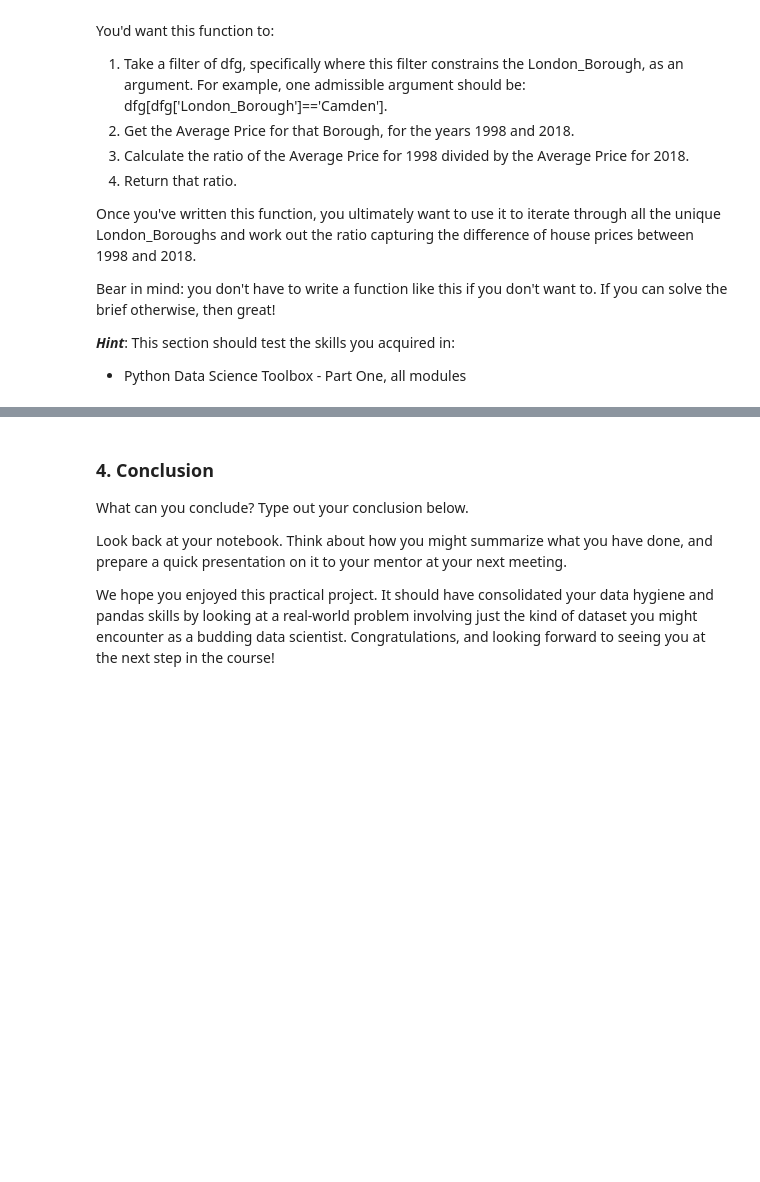
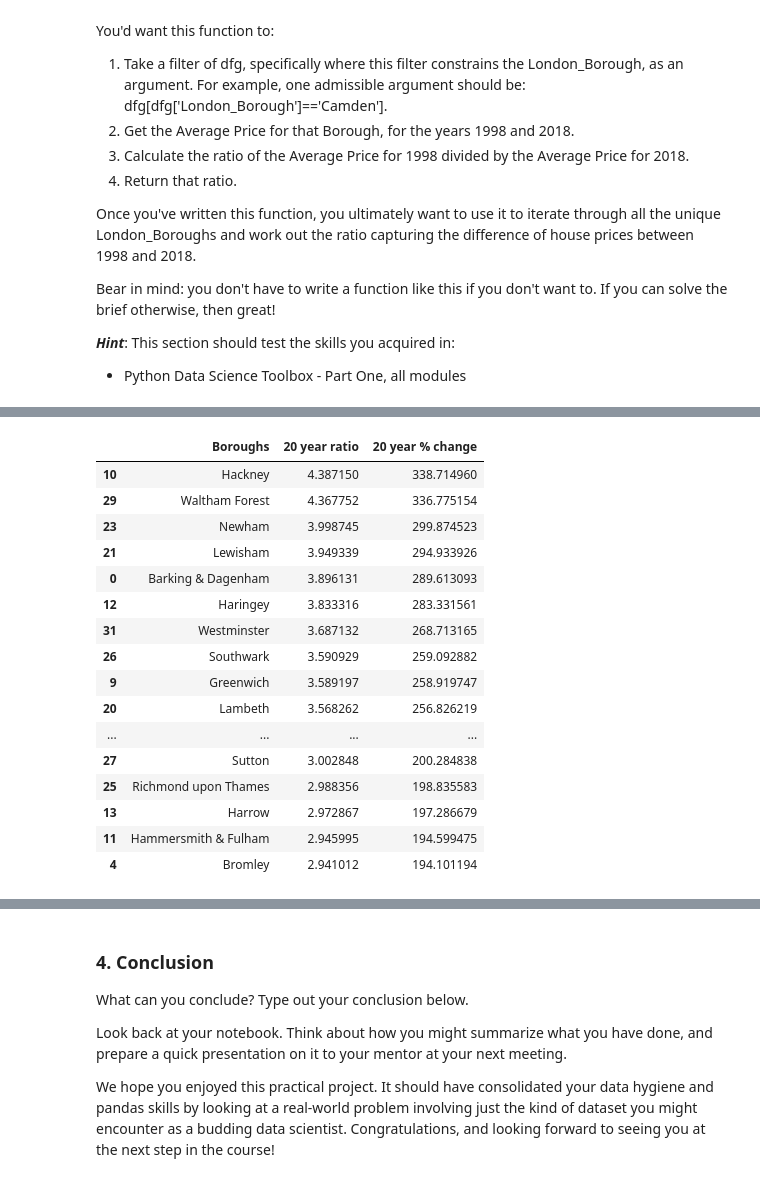
Before and after one commit to asridharan-phl/Springboard, a Jupyter notebook: Unit 4 Challenge - Tier 3 ASridharan.ipynb, the cells around one changed output, grey strips where cells are left out. Saved outputs shown, nothing was run; the diff lists cells and outputs as text; code cells hidden in the pictures; blank space fills up the shorter version.

```diff
--- a/Unit 4 Challenge - Tier 3 ASridharan.ipynb
+++ b/Unit 4 Challenge - Tier 3 ASridharan.ipynb
@@ -396,0 +526,20 @@ Bear in mind: you don't have to write a function like this if you don't want to.
+# %%
+GreatestIncrease.head(32)
+# %% [output]
+|  | Boroughs | 20 year ratio | 20 year % change |
+| 10 | Hackney | 4.387150 | 338.714960 |
+| 29 | Waltham Forest | 4.367752 | 336.775154 |
+| 23 | Newham | 3.998745 | 299.874523 |
+| 21 | Lewisham | 3.949339 | 294.933926 |
+| 0 | Barking & Dagenham | 3.896131 | 289.613093 |
+| 12 | Haringey | 3.833316 | 283.331561 |
+| 31 | Westminster | 3.687132 | 268.713165 |
+| 26 | Southwark | 3.590929 | 259.092882 |
+| 9 | Greenwich | 3.589197 | 258.919747 |
+| 20 | Lambeth | 3.568262 | 256.826219 |
+| ... | ... | ... | ... |
+| 27 | Sutton | 3.002848 | 200.284838 |
+| 25 | Richmond upon Thames | 2.988356 | 198.835583 |
+| 13 | Harrow | 2.972867 | 197.286679 |
+| 11 | Hammersmith & Fulham | 2.945995 | 194.599475 |
+| 4 | Bromley | 2.941012 | 194.101194 |
```
Also changed, not shown: parts of 23 cells of this notebook.
